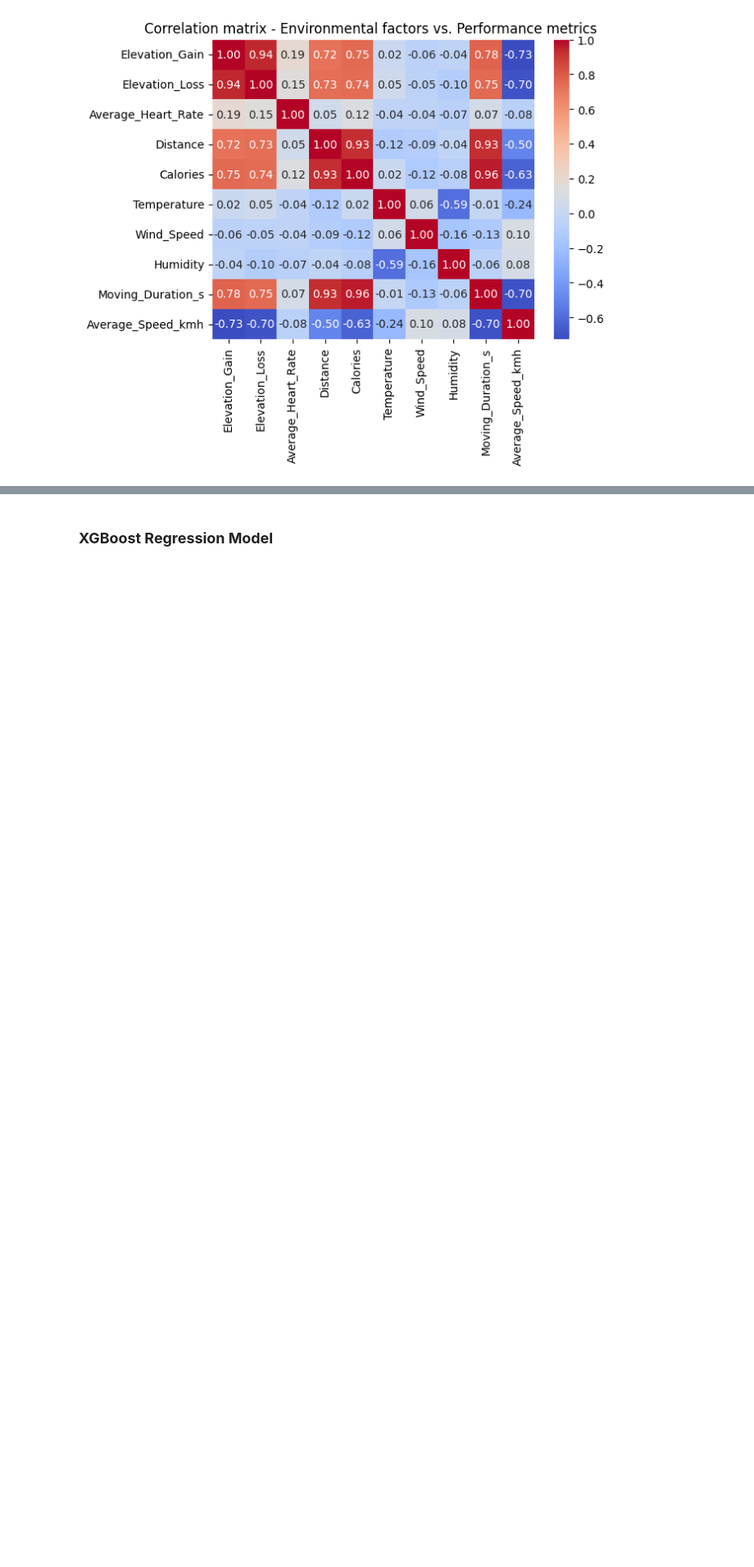
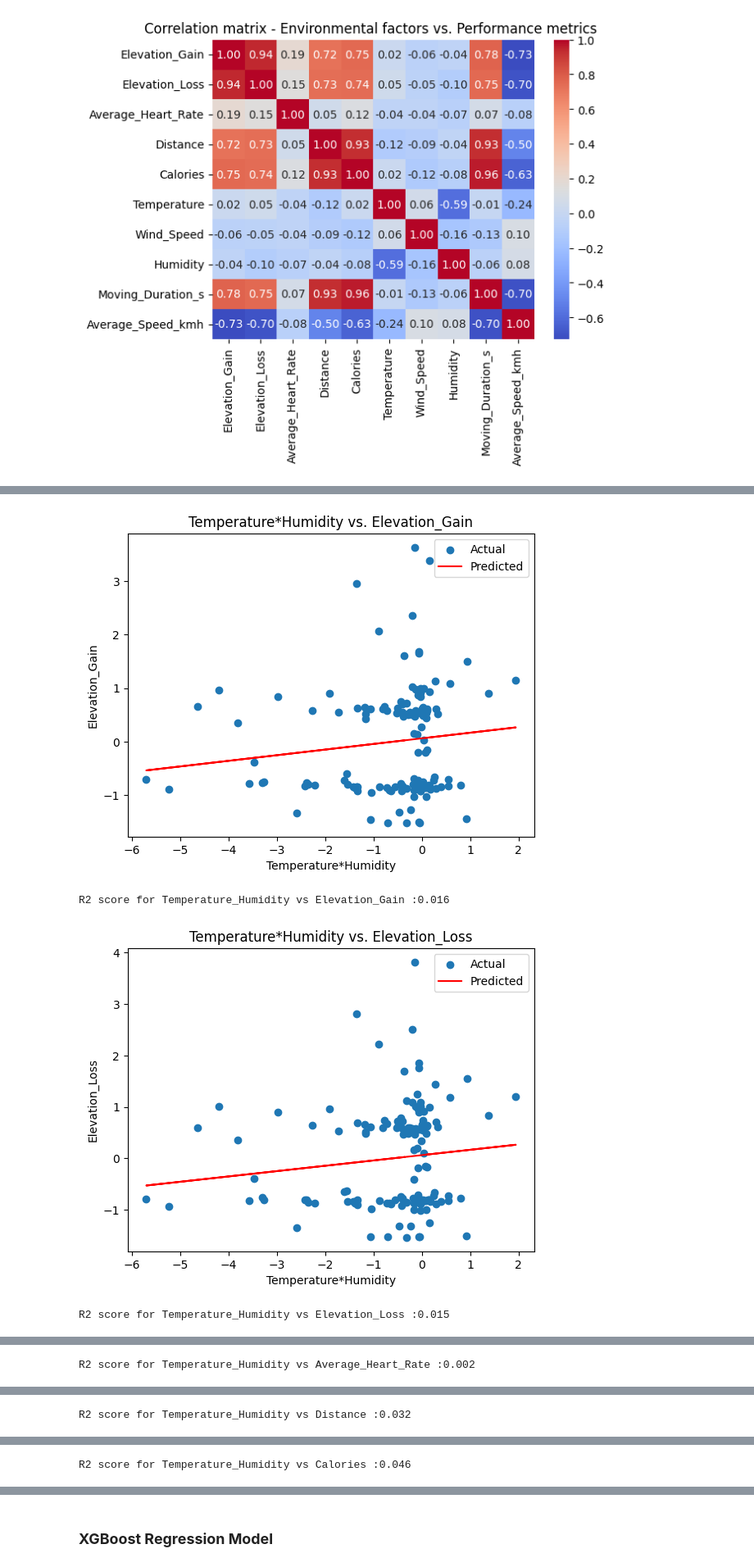
Before and after one commit to Redback-Operations/redback-fit-sports-performance, a Jupyter notebook: Correlation-between-Environmental-factors-and-Athlete-Performance/Correlation_between_environmental_factors_and_athlete_performance_metrics.ipynb, the cells around one changed output, grey strips where cells are left out. Shown: that part at 82% size. Drawn from its saved outputs; the diff is of its cells as text; code cells hidden in the pictures; blank space fills up the shorter version.

```diff
--- a/Correlation-between-Environmental-factors-and-Athlete-Performance/Correlation_between_environmental_factors_and_athlete_performance_metrics.ipynb
+++ b/Correlation-between-Environmental-factors-and-Athlete-Performance/Correlation_between_environmental_factors_and_athlete_performance_metrics.ipynb
@@ -225,13 +247,0 @@ plt.show()
-# %%
-# Relationship between temperature and average speed (kmh)
-model.fit(scaled_data[['Temperature']],scaled_data['Average_Speed_kmh'])
-
-y_pred2 = model.predict(scaled_data[['Temperature']])
-
-plt.scatter(scaled_data[['Temperature']],scaled_data['Average_Speed_kmh'], label='Actual')
-plt.plot(scaled_data[['Temperature']],y_pred2, color='red', label='Predicted')
-plt.xlabel('Temperature')
-plt.ylabel('Average Speed (kmh)')
-plt.title('Temperature vs. Average Speed (kmh)')
-plt.legend()
-plt.show()
@@ -244,0 +259,27 @@ According to the above plots,
+# %%
+# interaction term
+scaled_data['Temperature_Humidity'] = scaled_data['Temperature'] * scaled_data['Humidity']
+# plot simple linear regression models
+for performance in per_met:
+  # fit linear regression
+  model = LinearRegression()
+  model.fit(scaled_data[['Temperature_Humidity']],scaled_data[performance])
+  # predicted values
+  y_pred = model.predict(scaled_data[['Temperature_Humidity']])
+  # calculate the r2 score
+  r2 = r2_score(scaled_data[performance],y_pred)
+  # plot
+  plt.scatter(scaled_data[['Temperature_Humidity']],scaled_data[performance], label='Actual')
+  plt.plot(scaled_data[['Temperature_Humidity']],y_pred, color='red', label='Predicted')
+  plt.xlabel('Temperature*Humidity')
+  plt.ylabel(performance)
+  plt.title(f'Temperature*Humidity vs. {performance}')
+  plt.legend()
+  plt.show()
+
+  print(f"R2 score for Temperature_Humidity vs {performance} :{r2:.3f}\n")
+# %% [output]
+[figure, added]
+R2 score for Temperature_Humidity vs Elevation_Gain :0.016
+[figure, added]
+R2 score for Temperature_Humidity vs Elevation_Loss :0.015
@@ -244,0 +287 @@ According to the above plots,
+R2 score for Temperature_Humidity vs Average_Heart_Rate :0.002
@@ -244,0 +289 @@ According to the above plots,
+R2 score for Temperature_Humidity vs Distance :0.032
@@ -244,0 +291 @@ According to the above plots,
+R2 score for Temperature_Humidity vs Calories :0.046
```
Also changed, not shown: parts of 22 cells of this notebook.
